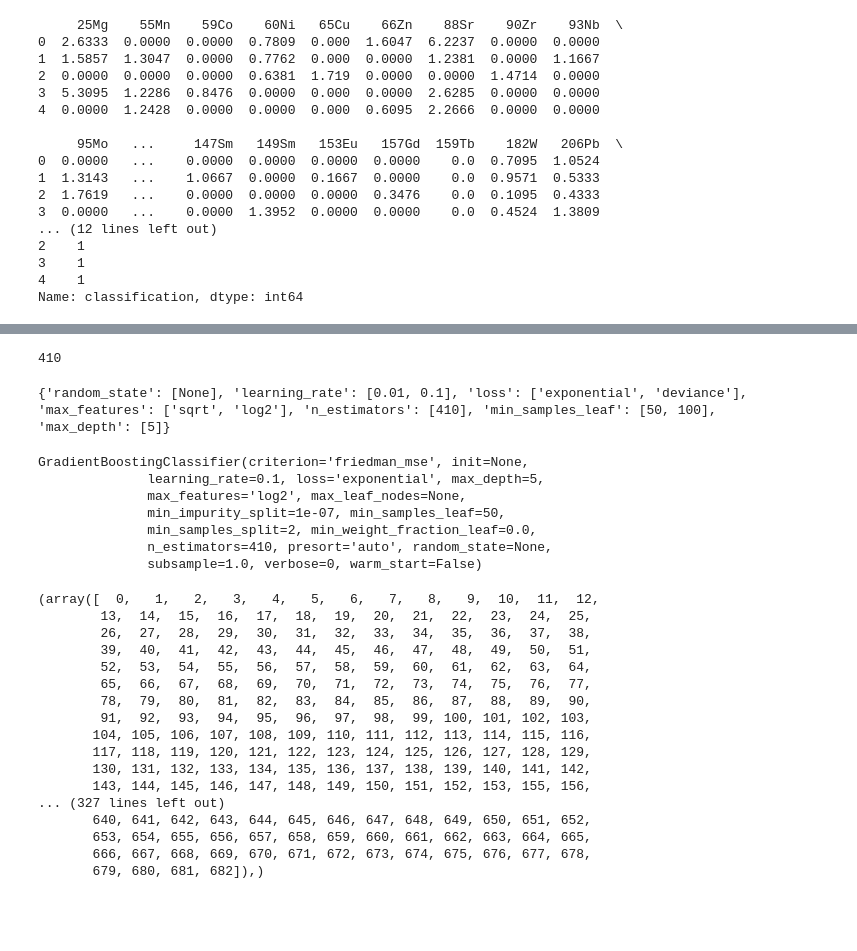
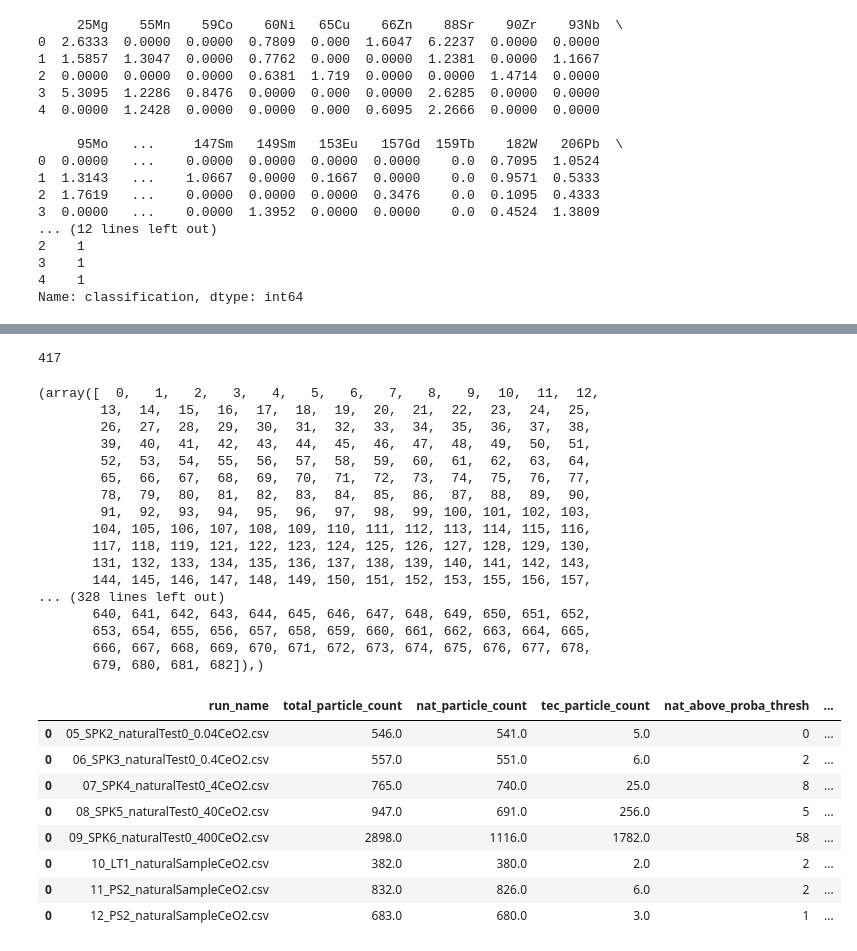
Before and after one commit to eli-s-goldberg/nanogbcdt, a Jupyter notebook: src/examples/NatVsTech_API_example.ipynb, the cells around one changed output, grey strips where cells are left out. Drawn from its saved outputs; the diff is of its cells as text; code cells hidden in the pictures; blank space fills up the shorter version.

```diff
--- a/src/examples/NatVsTech_API_example.ipynb
+++ b/src/examples/NatVsTech_API_example.ipynb
@@ -89,14 +88,11 @@ print (nat_v_tech)
 # %%
-# filter the data of negative values
-neg_filt_training_data = nat_v_tech.filter_negative(data=training_data)
+neg_filt_training_data = DataUtil.filter_negative(data=training_data)
 
 # threshold the data with a single isotope trigger
-thresh_neg_filt_training_data = nat_v_tech.apply_detection_threshold(
-                                    data=neg_filt_training_data,
-                                    threshold_value=5)
+thresh_neg_filt_training_data = DataUtil.apply_detection_threshold(data=neg_filt_training_data, threshold_value=5)
 
 # print to maake sure we're on target
-print (thresh_neg_filt_training_data.head())
+print(thresh_neg_filt_training_data.head())
 # %% [output]
      25Mg    55Mn    59Co    60Ni   65Cu    66Zn    88Sr    90Zr    93Nb  \
 0  2.6333  0.0000  0.0000  0.7809  0.000  1.6047  6.2237  0.0000  0.0000
@@ -117,15 +113,13 @@ print (thresh_neg_filt_training_data.head())
 [5 rows x 28 columns]
 # %%
 # right now training data contains the classification data. Split it.
-(training_df, target_df) = nat_v_tech.split_target_from_training_data(
-                                df=thresh_neg_filt_training_data)
-
+(training_df, target_df) = DataUtil.split_target_from_training_data(df=thresh_neg_filt_training_data)
 
 # print training data to check structure
-print (training_df.head())
+print(training_df.head())
 
 # print target data to check structure
-print (target_df.head())
+print(target_df.head())
 # %% [output]
      25Mg    55Mn    59Co    60Ni   65Cu    66Zn    88Sr    90Zr    93Nb  \
 0  2.6333  0.0000  0.0000  0.7809  0.000  1.6047  6.2237  0.0000  0.0000
@@ -190,15 +307,20 @@ ValueError: not enough values to unpack (expected 6, got 0)
 # %%
+# provide initial GBC params to start the training process
+# initialize gbc parameters to determine max estimators with least overfitting
+GBC_INIT_PARAMS = {'loss': 'deviance', 'learning_rate': 0.1,
+				   'min_samples_leaf': 100, 'n_estimators': 1000,
+				   'max_depth': 5, 'random_state': None, 'max_features': 'sqrt'}
+
 # find optimum boosting stages
 optimum_boosting_stages = nat_v_tech.find_min_boosting_stages(gbc_base_params=GBC_INIT_PARAMS,
 															  training_df=training_df,
 															  target_df=target_df)[1]
-
 # print optimum boosting stages
 print (optimum_boosting_stages)
 # %% [output]
-410
+417
 # %%
-# create grid search parameters in which to find the optimum set,
+# now that you've found the optimum boosting stages, find the optimal parameters for training.
 # set optimum boosting stages. Note: n_estimators automatically set
 GBC_GRID_SEARCH_PARAMS = {'loss': ['exponential', 'deviance'],
 						  'learning_rate': [0.01, 0.1],
@@ -208,53 +330,46 @@ GBC_GRID_SEARCH_PARAMS = {'loss': ['exponential', 'deviance'],
 						  'max_depth': [5],
 						  'n_estimators': [optimum_boosting_stages]}
 
-# print search parameter grid to verify init structure
-print (GBC_GRID_SEARCH_PARAMS)
+# find the optimum gbc parameters
+gbc_fitted = nat_v_tech.find_optimum_gbc_parameters(crossfolds=5,
+													training_df=training_df,
+													target_df=target_df,
+													gbc_search_params=GBC_GRID_SEARCH_PARAMS)
+print (gbc_fitted)
-# %% [output]
-{'random_state': [None], 'learning_rate': [0.01, 0.1], 'loss': ['exponential', 'deviance'], 'max_features': ['sqrt', 'log2'], 'n_estimators': [410], 'min_samples_leaf': [50, 100], 'max_depth': [5]}
-# %%
-# find the optimum gbc parameters
-gbc_fitted = nat_v_tech.find_optimum_gbc_parameters(crossfolds=5,
-													training_df=training_df,
-													target_df=target_df,
-													gbc_search_params=GBC_GRID_SEARCH_PARAMS)
-
-# print the optimum gbc structure
-print (gbc_fitted)
-# %% [output]
-GradientBoostingClassifier(criterion='friedman_mse', init=None,
-              learning_rate=0.1, loss='exponential', max_depth=5,
-              max_features='log2', max_leaf_nodes=None,
-              min_impurity_split=1e-07, min_samples_leaf=50,
-              min_samples_split=2, min_weight_fraction_leaf=0.0,
-              n_estimators=410, presort='auto', random_state=None,
-              subsample=1.0, verbose=0, warm_start=False)
 # %%
-
-
 # use the X and y data to train the model. Then test the trained model against the test data and output results.
 nat_v_tech.apply_trained_classification(test_data_path=IMPORT_TESTING_DATABASE_PATH,
 										output_summary_data_path=OUTPUT_DATA_SUMMARY_PATH,
 										output_summary_base_name='summary.csv',
 										track_class_probabilities=[0.1, 0.1],
 										isotope_trigger='140Ce',
 										gbc_fitted=gbc_fitted,
-										X=X, y=y)
+										training_df=training_df,
+										target_df=target_df)
 # %% [output]
 (array([  0,   1,   2,   3,   4,   5,   6,   7,   8,   9,  10,  11,  12,
         13,  14,  15,  16,  17,  18,  19,  20,  21,  22,  23,  24,  25,
         26,  27,  28,  29,  30,  31,  32,  33,  34,  35,  36,  37,  38,
         39,  40,  41,  42,  43,  44,  45,  46,  47,  48,  49,  50,  51,
         52,  53,  54,  55,  56,  57,  58,  59,  60,  61,  62,  63,  64,
         65,  66,  67,  68,  69,  70,  71,  72,  73,  74,  75,  76,  77,
         78,  79,  80,  81,  82,  83,  84,  85,  86,  87,  88,  89,  90,
         91,  92,  93,  94,  95,  96,  97,  98,  99, 100, 101, 102, 103,
        104, 105, 106, 107, 108, 109, 110, 111, 112, 113, 114, 115, 116,
-       117, 118, 119, 120, 121, 122, 123, 124, 125, 126, 127, 128, 129,
-       130, 131, 132, 133, 134, 135, 136, 137, 138, 139, 140, 141, 142,
-       143, 144, 145, 146, 147, 148, 149, 150, 151, 152, 153, 155, 156,
-... (327 lines left out)
+       117, 118, 119, 121, 122, 123, 124, 125, 126, 127, 128, 129, 130,
+       131, 132, 133, 134, 135, 136, 137, 138, 139, 140, 141, 142, 143,
+       144, 145, 146, 147, 148, 149, 150, 151, 152, 153, 155, 156, 157,
+... (328 lines left out)
        640, 641, 642, 643, 644, 645, 646, 647, 648, 649, 650, 651, 652,
        653, 654, 655, 656, 657, 658, 659, 660, 661, 662, 663, 664, 665,
        666, 667, 668, 669, 670, 671, 672, 673, 674, 675, 676, 677, 678,
        679, 680, 681, 682]),)
+|  | run_name | total_particle_count | nat_particle_count | tec_particle_count | nat_above_proba_thresh | ... |
+| 0 | 05_SPK2_naturalTest0_0.04CeO2.csv | 546.0 | 541.0 | 5.0 | 0 | ... |
+| 0 | 06_SPK3_naturalTest0_0.4CeO2.csv | 557.0 | 551.0 | 6.0 | 2 | ... |
+| 0 | 07_SPK4_naturalTest0_4CeO2.csv | 765.0 | 740.0 | 25.0 | 8 | ... |
+| 0 | 08_SPK5_naturalTest0_40CeO2.csv | 947.0 | 691.0 | 256.0 | 5 | ... |
+| 0 | 09_SPK6_naturalTest0_400CeO2.csv | 2898.0 | 1116.0 | 1782.0 | 58 | ... |
+| 0 | 10_LT1_naturalSampleCeO2.csv | 382.0 | 380.0 | 2.0 | 2 | ... |
+| 0 | 11_PS2_naturalSampleCeO2.csv | 832.0 | 826.0 | 6.0 | 2 | ... |
+| 0 | 12_PS2_naturalSampleCeO2.csv | 683.0 | 680.0 | 3.0 | 1 | ... |
```
Also changed, not shown: parts of 10 cells of this notebook, 3 other files.
